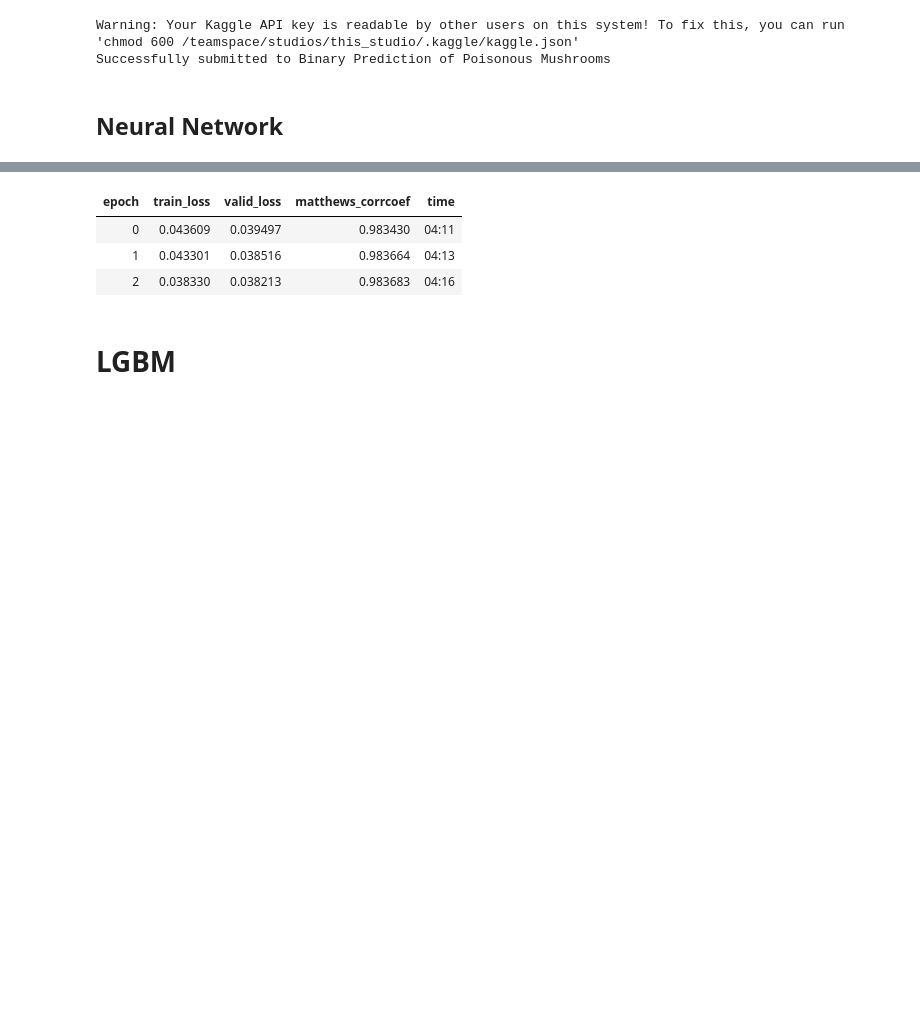
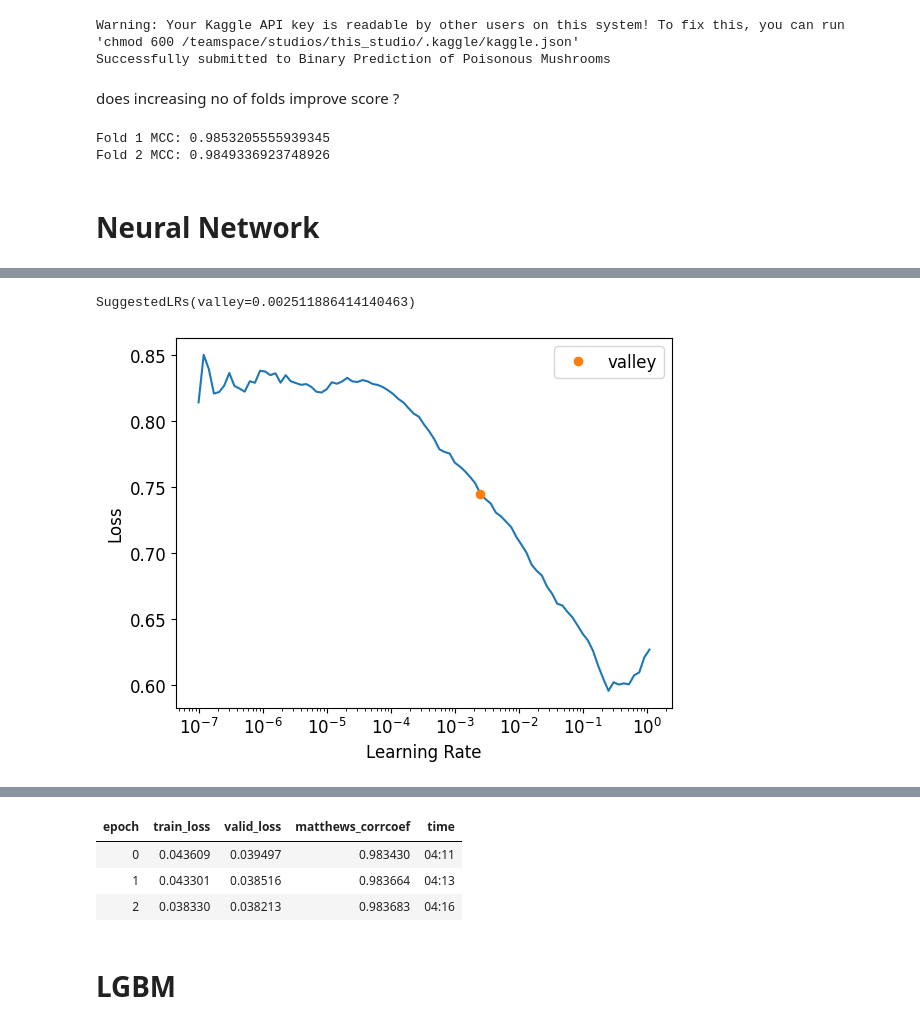
Before and after one commit to rubanzasilva/poisonous_mushrooms_classification, a Jupyter notebook: ensemble.ipynb, the cells around one changed output, grey strips where cells are left out. Saved outputs shown, nothing was run; the diff lists cells and outputs as text; code cells hidden in the pictures; blank space fills up the shorter version.

```diff
--- a/ensemble.ipynb
+++ b/ensemble.ipynb
@@ -551,10 +601,46 @@ print(sub)
 # %% [output]
 Warning: Your Kaggle API key is readable by other users on this system! To fix this, you can run 'chmod 600 /teamspace/studios/this_studio/.kaggle/kaggle.json'
 Successfully submitted to Binary Prediction of Poisonous Mushrooms
+# %% [markdown]
+does increasing no of folds improve score ?
+# %%
+%%time
+K_FOLDS = 10  # Number of folds for cross-validation
+skf = StratifiedKFold(n_splits=K_FOLDS, shuffle=True, random_state=42)
+
+fold_scores = []
+
+for fold, (train_index, val_index) in enumerate(skf.split(X_train, y_train), 1):
+    X_fold_train, X_fold_val = X_train.iloc[train_index], X_train.iloc[val_index]
+    y_fold_train, y_fold_val = y_train[train_index], y_train[val_index]
+
+    # Train the model on the current fold
+    xgb_model_fold = xgb.XGBClassifier(**xgb_optuna_params)
+    xgb_model_fold.fit(X_fold_train, y_fold_train)
+
+    # Predict on the validation set for the current fold
+    y_pred_fold = xgb_model_fold.predict(X_fold_val)
+    y_pred_fold_tt = xgb_model_fold.predict(test_dl.xs)
+
+    # Calculate and store the Matthews Correlation Coefficient for the current fold
+    score = matthews_corrcoef(y_fold_val, y_pred_fold)
+    fold_scores.append(score)
+
+    print(f"Fold {fold} MCC: {score}")
+
+# Calculate and print the mean score across all folds
+mean_score = np.mean(fold_scores)
+print(f"Mean MCC: {mean_score}")
+# %% [output]
+Fold 1 MCC: 0.9853205555939345
+Fold 2 MCC: 0.9849336923748926
 # %% [markdown]
-## Neural Network
+# Neural Network
 # %%
 learn = tabular_learner(dls, metrics=MatthewsCorrCoef())
 #learn.fit_one_cycle(10)
 # %%
 learn.load('mushroom_prediction_model_colab')
+# %%
+learn.lr_find()
+# %% [output]
@@ -561 +648,3 @@ learn.load('mushroom_prediction_model_colab')
+SuggestedLRs(valley=0.002511886414140463)
+[figure, added]
 # %%
```
Also changed, not shown: parts of 48 cells of this notebook, 1 other file.
